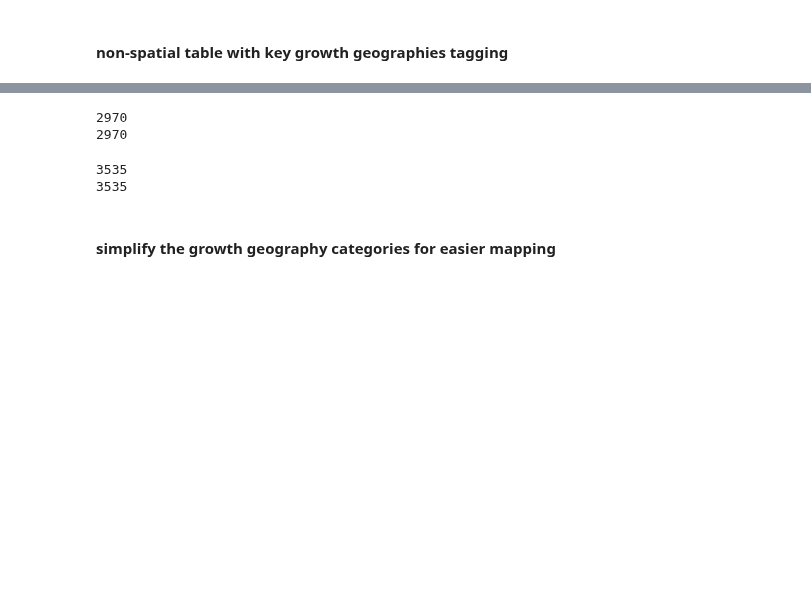
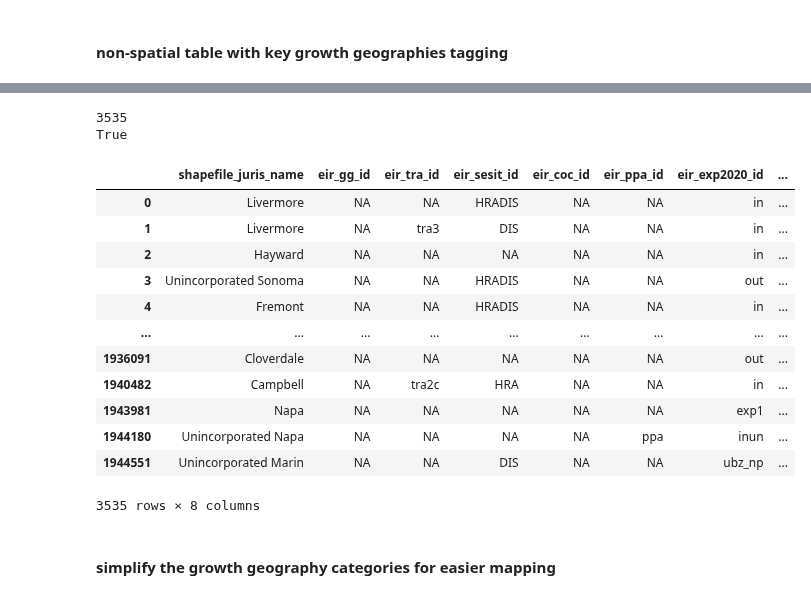
Before and after one commit to BayAreaMetro/petrale, a Jupyter notebook: scripts/scripts_for_baus_viz/BAUS_vis_onetime_data_prep.ipynb, the cells around one changed output, grey strips where cells are left out. Drawn from its saved outputs; the diff is of its cells as text; code cells hidden in the pictures; blank space fills up the shorter version.

```diff
--- a/scripts/scripts_for_baus_viz/BAUS_vis_onetime_data_prep.ipynb
+++ b/scripts/scripts_for_baus_viz/BAUS_vis_onetime_data_prep.ipynb
@@ -105,7 +130,18 @@ fbpzoningmodcat_gdf.to_file(os.path.join(viz_spatial_dir, 'fbpzoningmodcat_gdf.s
 p10_eirzoningmodcat = p10_geographies[[
     'PARCEL_ID', 'geometry', 'juris', 'county_name', 'eirzoningmodcat']]
 
+# dissolve based on 'eirzoningmodcat'
 eirzoningmodcat_gdf = p10_eirzoningmodcat.dissolve(by='eirzoningmodcat')
 eirzoningmodcat_gdf = eirzoningmodcat_gdf.reset_index()[['eirzoningmodcat', 'geometry']]
-eirzoningmodcat_gdf.columns = ['eirzmodscat', 'geometry']
+
+# make column names scenario agnostic
+eirzoningmodcat_gdf.rename(columns = {'eirzoningmodcat': 'zmodscat'}, inplace=True)
+eirzoningmodcat_gdf['geo_type'] = 'zoningmodcat_eir'
+
+# some stats
+print(eirzoningmodcat_gdf.shape[0])
+print(eirzoningmodcat_gdf.zmodscat.nunique())
+print(eirzoningmodcat_gdf.zmodscat.unique())
+
+display(eirzoningmodcat_gdf.head())
 # %% [output]
@@ -162,22 +236,0 @@ p10_fbpzoningmodcat
-# %%
-geo_fbp_attrs = parcel_geo_fbp[['juris', 'shapefile_juris_name',
-                                'fbp_gg_id', 'fbp_tra_id', 'fbp_sesit_id', 'fbp_ppa_id',
-                                'fbp_exp2020_id', 'fbpzoningmodcat']].drop_duplicates()
-print(geo_fbp_attrs.shape[0])
-
-fbpzoningmodcat_attrs = fbpzoningmodcat_gdf.merge(geo_fbp_attrs,
-                                                         left_on='fbpzmodscat',
-                                                         right_on='fbpzoningmodcat',
-                                                         how='outer')
-print(fbpzoningmodcat_attrs.shape[0])
-
-fbpzoningmodcat_attrs.drop(['fbpzoningmodcat', 'geometry', 'juris'], axis=1, inplace=True)
-
-fbpzoningmodcat_attrs.rename(columns = {'fbp_gg_id': 'gg_id',
-                                        'fbp_tra_id': 'tra_id',
-                                        'fbp_sesit_id': 'sesit_id',
-                                        'fbp_ppa_id': 'ppa_id',
-                                        'fbp_exp2020_id': 'exp2020_id'}, inplace=True)
-# %% [output]
-2970
-2970
@@ -186,25 +251,27 @@ parcel_geo_eir = p10_geographies[['PARCEL_ID', 'juris', 'baus_output_juris_name'
                                   'eir_gg_id', 'eir_tra_id', 'eir_sesit_id', 'eir_coc_id', 'eir_ppa_id',
                                   'eir_exp2020_id', 'eirzoningmodcat']]
 # %%
-geo_eir_attrs = parcel_geo_eir[['juris', 'shapefile_juris_name',
-                                'eir_gg_id', 'eir_tra_id', 'eir_sesit_id', 'eir_coc_id', 'eir_ppa_id',
-                                  'eir_exp2020_id', 'eirzoningmodcat']].drop_duplicates()
-print(geo_eir_attrs.shape[0])
+# get fbpzoningmodcat-level growth geography attributes
+eirzoningmodcat_attrs = parcel_geo_eir[['shapefile_juris_name',
+                                        'eir_gg_id', 'eir_tra_id', 'eir_sesit_id', 'eir_coc_id', 'eir_ppa_id',
+                                        'eir_exp2020_id', 'eirzoningmodcat']].drop_duplicates()
+print(eirzoningmodcat_attrs.shape[0])
+print(eirzoningmodcat_attrs.shape[0] == eirzoningmodcat_gdf.shape[0])
 
-eirzoningmodcat_attrs = eirzoningmodcat_gdf.merge(geo_eir_attrs,
-                                                         left_on='eirzmodscat',
-                                                         right_on='eirzoningmodcat',
-                                                         how='outer')
-print(eirzoningmodcat_attrs.shape[0])
-
-eirzoningmodcat_attrs.drop(['eirzoningmodcat','geometry','juris'], axis=1, inplace=True)
-
-eirzoningmodcat_attrs.rename(columns = {'eir_gg_id': 'gg_id',
-                                        'eir_tra_id': 'tra_id',
-                                        'eir_sesit_id': 'sesit_id',
-                                        'eir_coc_id': 'coc_id',
-                                        'eir_ppa_id': 'ppa_id',
-                                        'eir_exp2020_id': 'exp2020_id'}, inplace=True)
+display(eirzoningmodcat_attrs)
 # %% [output]
 3535
-3535
+True
+|  | shapefile_juris_name | eir_gg_id | eir_tra_id | eir_sesit_id | eir_coc_id | eir_ppa_id | eir_exp2020_id | ... |
+| 0 | Livermore | NA | NA | HRADIS | NA | NA | in | ... |
+| 1 | Livermore | NA | tra3 | DIS | NA | NA | in | ... |
+| 2 | Hayward | NA | NA | NA | NA | NA | in | ... |
+| 3 | Unincorporated Sonoma | NA | NA | HRADIS | NA | NA | out | ... |
+| 4 | Fremont | NA | NA | HRADIS | NA | NA | in | ... |
+| ... | ... | ... | ... | ... | ... | ... | ... | ... |
+| 1936091 | Cloverdale | NA | NA | NA | NA | NA | out | ... |
+| 1940482 | Campbell | NA | tra2c | HRA | NA | NA | in | ... |
+| 1943981 | Napa | NA | NA | NA | NA | NA | exp1 | ... |
+| 1944180 | Unincorporated Napa | NA | NA | NA | NA | ppa | inun | ... |
+| 1944551 | Unincorporated Marin | NA | NA | DIS | NA | NA | ubz_np | ... |
+3535 rows × 8 columns
```
Also changed, not shown: parts of 24 cells of this notebook.
